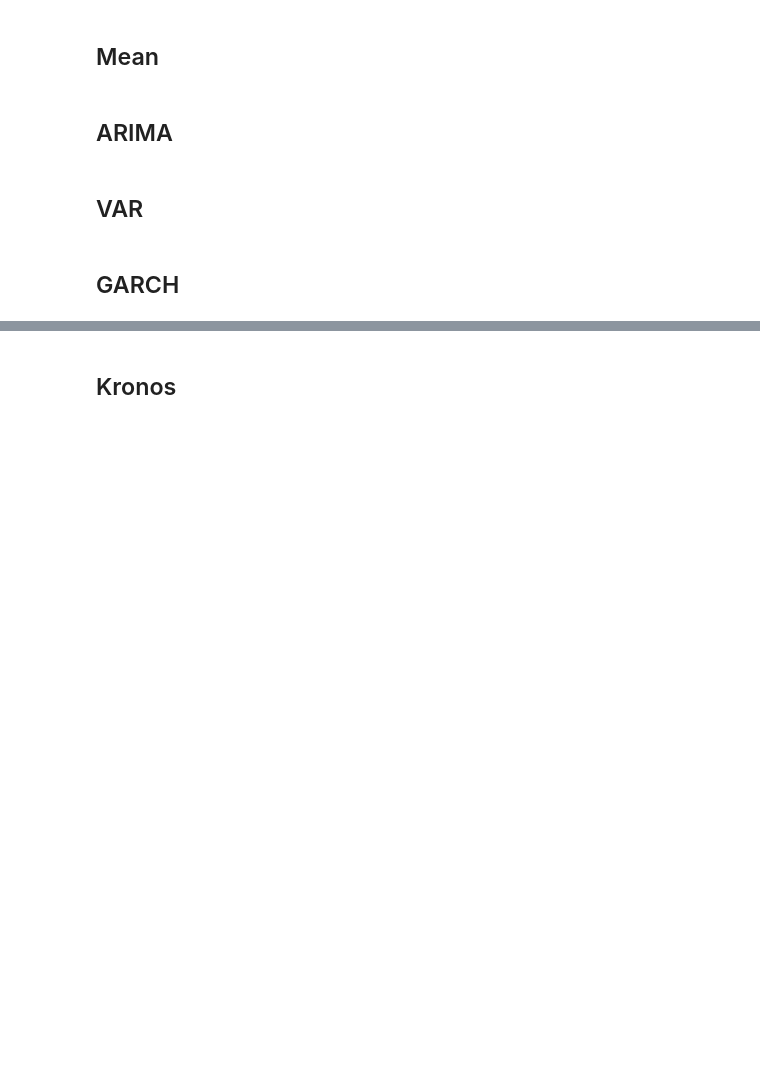
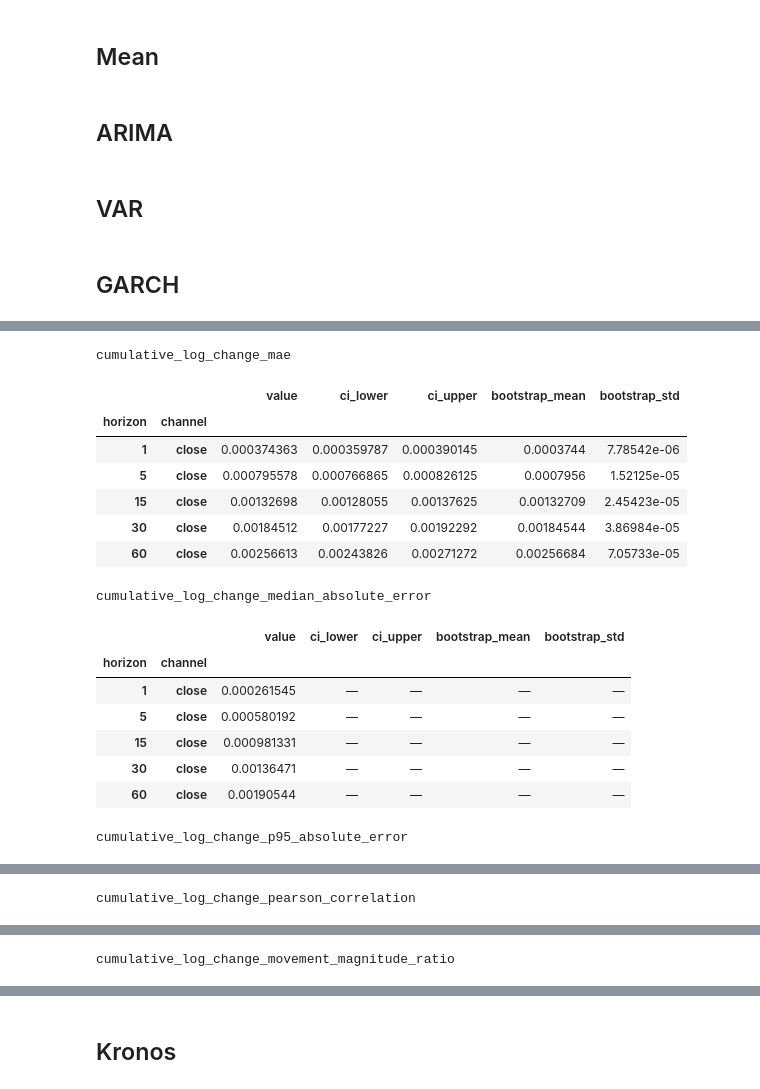
Before and after one commit to VishR-94/dynamic_graphs_thesis, a Jupyter notebook: notebooks/baselines.ipynb, the cells around one changed output, grey strips where cells are left out. Drawn from its saved outputs; the diff is of its cells as text; code cells hidden in the pictures; blank space fills up the shorter version.

```diff
--- a/notebooks/baselines.ipynb
+++ b/notebooks/baselines.ipynb
@@ -670,5 +681,19 @@ for metric_name in garch_evaluator.available_metrics:
 # %%
+# Inputs:
+# - RUN=True: load the selected checkpoint, generate test predictions, and
+#   overwrite BASELINE_CACHE_ROOT/modern_tcn/prediction_result.pt.
+# - RUN=False: load that existing prediction file without running the model.
+# - MODERN_TCN_RUN_DIR: any completed ModernTCN run folder containing
+#   best_checkpoint.pt. No match to forecasting.yaml is required.
+
 RUN = True
+
+MODERN_TCN_RUN_DIR = Path(
+    "/Users/vishalruparelia/Library/CloudStorage/"
+    "GoogleDrive-vishal@autonomous-fox.ai/"
+    "My Drive/dissertation/checkpoints/modern_tcn/"
+    "modern_tcn_joint_ohlcv_clgmae_d32_k1_p4s2_lk51_fs1"
+).expanduser().resolve()
 
 modern_tcn_prediction_path = (
     BASELINE_CACHE_ROOT
@@ -677,19 +702,12 @@ modern_tcn_prediction_path = (
 )
 
 if RUN:
-    modern_tcn_checkpoint_path = Path(
-        "/Users/vishalruparelia/Library/CloudStorage/"
-        "GoogleDrive-vishal@autonomous-fox.ai/"
-        "My Drive/dissertation/checkpoints/modern_tcn/"
-        "per_asset_ohlcv_to_c_tod/runs/xff03ri9/"
-        "best_checkpoint.pt"
-    ).expanduser().resolve()
-
-    modern_tcn = ModernTCNBaseline.from_config(
-        config
+    modern_tcn_checkpoint_path = (
+        MODERN_TCN_RUN_DIR
+        / "best_checkpoint.pt"
     )
 
-    modern_tcn.load_checkpoint(
+    modern_tcn = ModernTCNBaseline.from_checkpoint(
         checkpoint_path=modern_tcn_checkpoint_path,
         device="cpu",
     )
@@ -699,17 +717,17 @@ if RUN:
         batch_size=8,
         num_workers=0,
     )
+    modern_tcn_result["asset_cols"] = list(test["asset_cols"])
+    modern_tcn_result["output_space"] = "raw"
 
     modern_tcn_prediction_path.parent.mkdir(
         parents=True,
         exist_ok=True,
     )
-
     torch.save(
         modern_tcn_result,
         modern_tcn_prediction_path,
     )
-
 else:
     modern_tcn_result = torch.load(
         modern_tcn_prediction_path,
@@ -719,51 +737,54 @@ else:
 
 modern_tcn_evaluator = ForecastEvaluator(
     prediction_result=modern_tcn_result,
     train_split=train,
 )
-
 modern_tcn_results = modern_tcn_evaluator.evaluate(
     metrics=modern_tcn_evaluator.available_metrics,
     reduce_dims=(0, 2),
     bootstrap=True,
     n_bootstrap=BOOTSTRAP_N,
     confidence_level=BOOTSTRAP_CONFIDENCE_LEVEL,
     bootstrap_seed=BOOTSTRAP_SEED,
 )
-
 modern_tcn_metric_table = make_evaluation_table(
     metric_results=modern_tcn_results,
     horizons=modern_tcn_evaluator.horizons,
     channels=modern_tcn_evaluator.channels,
 )
 
 for metric_name in modern_tcn_evaluator.available_metrics:
-    metric_display = (
+    display(
         modern_tcn_metric_table
-        .loc[
-            modern_tcn_metric_table["metric"]
-            == metric_name
-        ]
-        .set_index(
-            [
-                "horizon",
-                "channel",
-            ]
-        )[
+        .loc[modern_tcn_metric_table["metric"] == metric_name]
+        .set_index(["horizon", "channel"])[
             [
                 "value",
                 "ci_lower",
                 "ci_upper",
                 "bootstrap_mean",
                 "bootstrap_std",
             ]
         ]
+        .style
+        .format("{:.6g}", na_rep="—")
+        .set_caption(metric_name)
     )
-
-    display(
-        metric_display.style
-        .format("{:.6g}", na_rep="—")
-        .set_caption(
-            metric_name
-        )
-    )
+# %% [output]
+cumulative_log_change_mae
+|  |  | value | ci_lower | ci_upper | bootstrap_mean | bootstrap_std |
+| horizon | channel |  |  |  |  |  |
+| 1 | close | 0.000374363 | 0.000359787 | 0.000390145 | 0.0003744 | 7.78542e-06 |
+| 5 | close | 0.000795578 | 0.000766865 | 0.000826125 | 0.0007956 | 1.52125e-05 |
+| 15 | close | 0.00132698 | 0.00128055 | 0.00137625 | 0.00132709 | 2.45423e-05 |
+| 30 | close | 0.00184512 | 0.00177227 | 0.00192292 | 0.00184544 | 3.86984e-05 |
+| 60 | close | 0.00256613 | 0.00243826 | 0.00271272 | 0.00256684 | 7.05733e-05 |
+cumulative_log_change_median_absolute_error
+|  |  | value | ci_lower | ci_upper | bootstrap_mean | bootstrap_std |
+| horizon | channel |  |  |  |  |  |
+| 1 | close | 0.000261545 | — | — | — | — |
+| 5 | close | 0.000580192 | — | — | — | — |
+| 15 | close | 0.000981331 | — | — | — | — |
+| 30 | close | 0.00136471 | — | — | — | — |
+| 60 | close | 0.00190544 | — | — | — | — |
+cumulative_log_change_p95_absolute_error
@@ -769,0 +798 @@ for metric_name in modern_tcn_evaluator.available_metrics:
+cumulative_log_change_pearson_correlation
@@ -769,0 +806 @@ for metric_name in modern_tcn_evaluator.available_metrics:
+cumulative_log_change_movement_magnitude_ratio
```
Also changed, not shown: parts of 8 cells of this notebook, 14 other files.
